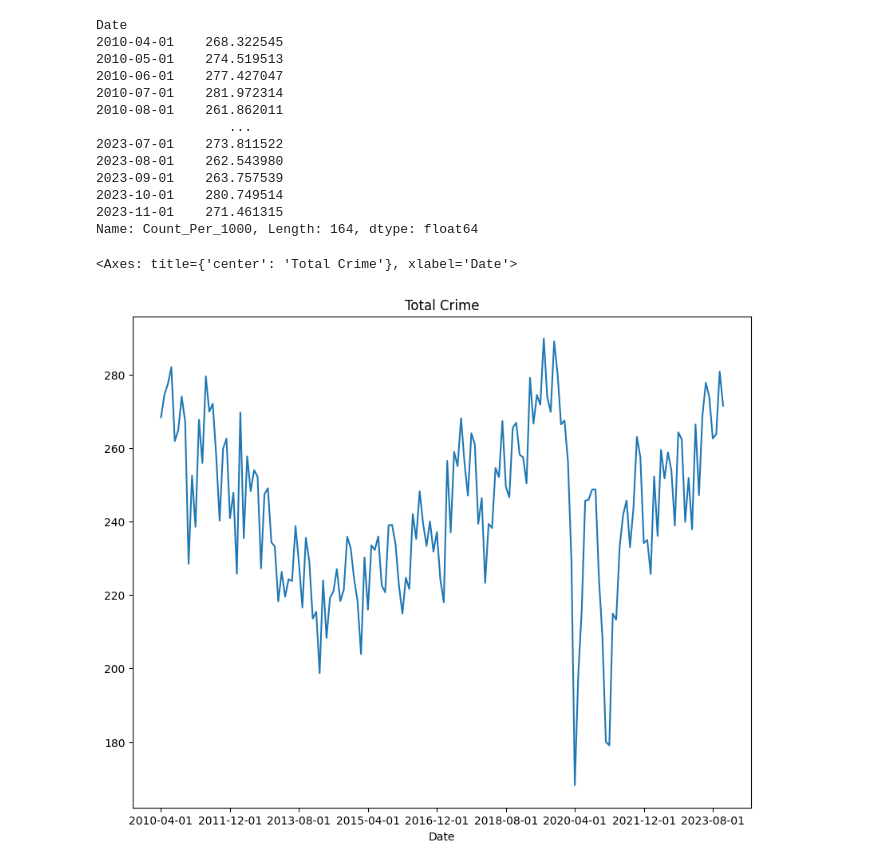
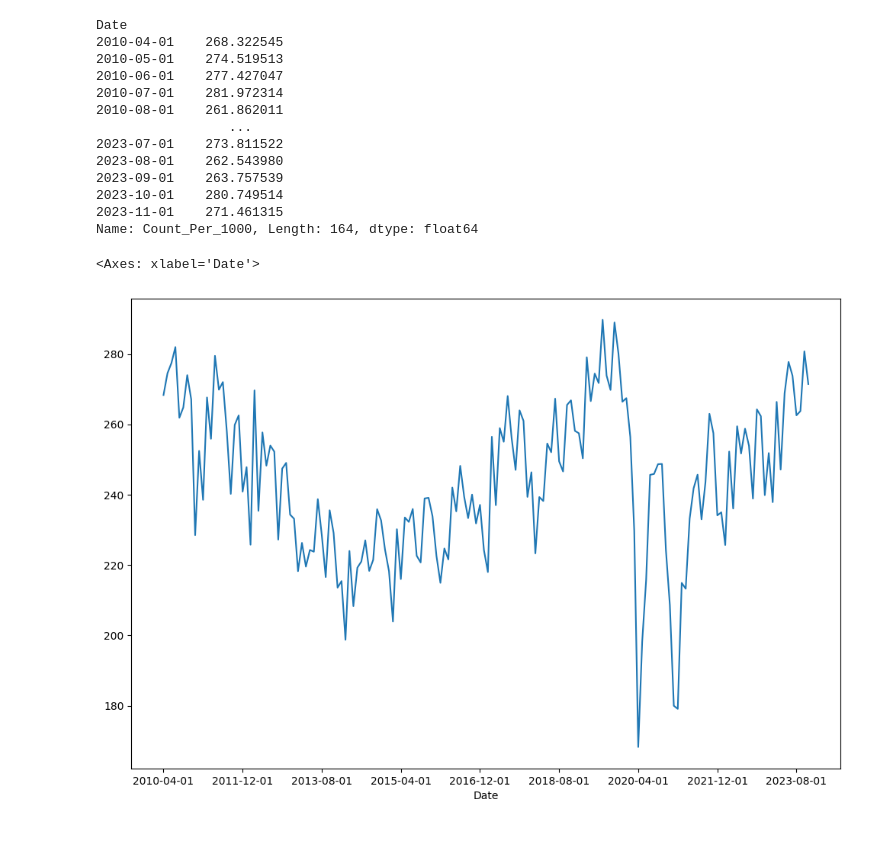
Before and after one commit to JamieW365/londoncrime, a Jupyter notebook: notebooks/exploratory/jw-3-modelling.ipynb, the cells around one changed output. Cells and saved outputs as stored; diff of their text form; code cells hidden in the pictures; blank space fills up the shorter version.

```diff
--- a/notebooks/exploratory/jw-3-modelling.ipynb
+++ b/notebooks/exploratory/jw-3-modelling.ipynb
@@ -38,8 +40,7 @@ Date
 2023-11-01    271.461315
 Name: Count_Per_1000, Length: 164, dtype: float64
 # %%
-total_crime_trend.plot(figsize=(10,8),
-                       title='Total Crime')
+total_crime_trend.plot(figsize=(12,8))
 # %% [output]
-<Axes: title={'center': 'Total Crime'}, xlabel='Date'>
+<Axes: xlabel='Date'>
-[figure, old version]
+[figure, new version]
```
Also changed, not shown: parts of 23 cells of this notebook.
